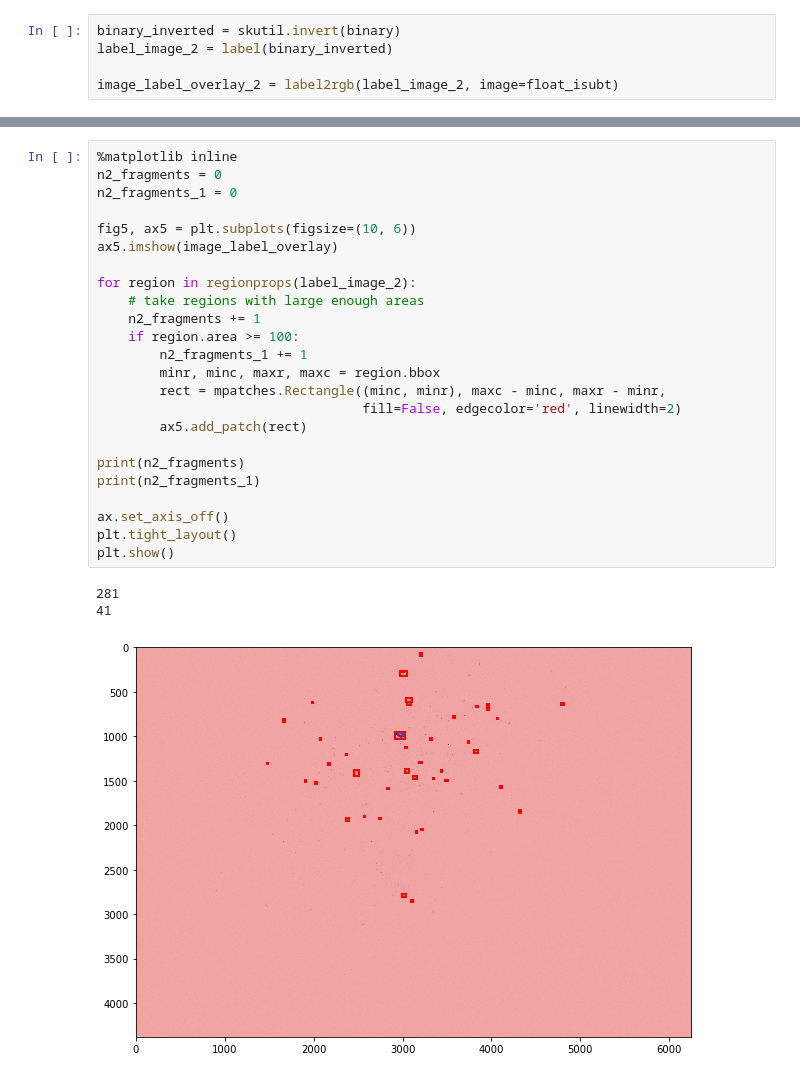
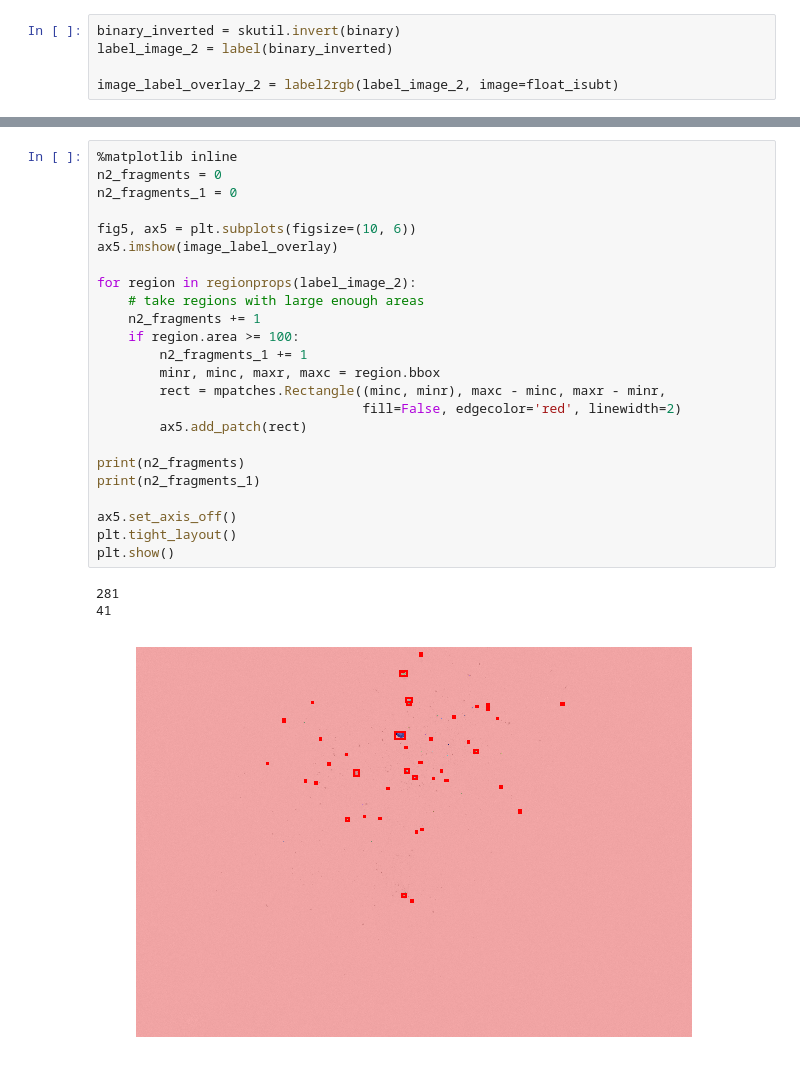
Before and after one commit to jamestimotiwu/icing-impacts, a Jupyter notebook: notebooks/Segmentation Threshold Demo.ipynb, the cells around one changed output, grey strips where cells are left out. Saved outputs shown, nothing was run; the diff lists cells and outputs as text.

Commit message:
Fixed labeling images

```diff
--- a/notebooks/Segmentation Threshold Demo.ipynb
+++ b/notebooks/Segmentation Threshold Demo.ipynb
@@ -214,28 +213,28 @@ MemoryError:
 # %%
 %matplotlib inline
 n2_fragments = 0
 n2_fragments_1 = 0
 
 fig5, ax5 = plt.subplots(figsize=(10, 6))
 ax5.imshow(image_label_overlay)
 
 for region in regionprops(label_image_2):
     # take regions with large enough areas
     n2_fragments += 1
     if region.area >= 100:
         n2_fragments_1 += 1
         minr, minc, maxr, maxc = region.bbox
         rect = mpatches.Rectangle((minc, minr), maxc - minc, maxr - minr,
                                   fill=False, edgecolor='red', linewidth=2)
         ax5.add_patch(rect)
 
 print(n2_fragments)
 print(n2_fragments_1)
 
-ax.set_axis_off()
+ax5.set_axis_off()
 plt.tight_layout()
 plt.show()
 # %% [output]
 281
 41
-[figure, old version]
+[figure, new version]
```
Also changed, not shown: parts of 2 cells of this notebook.
